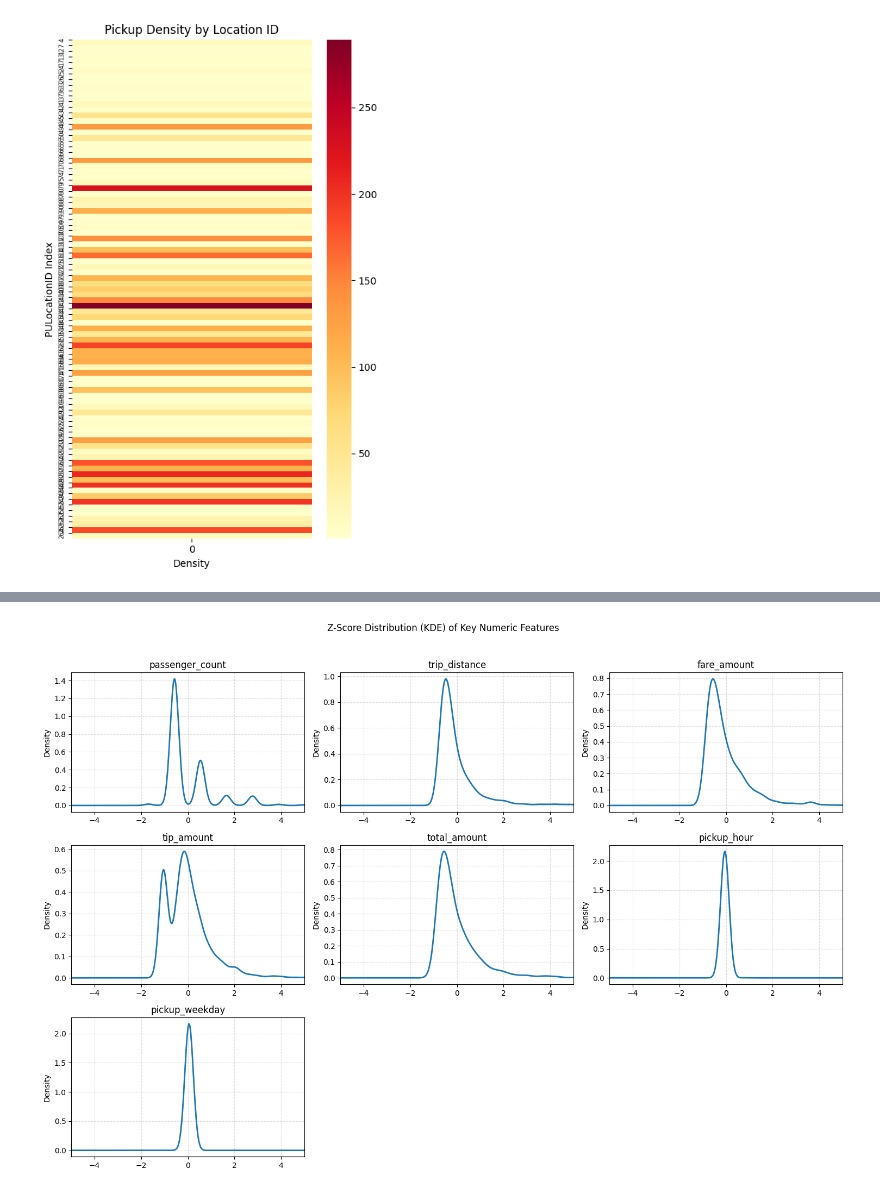
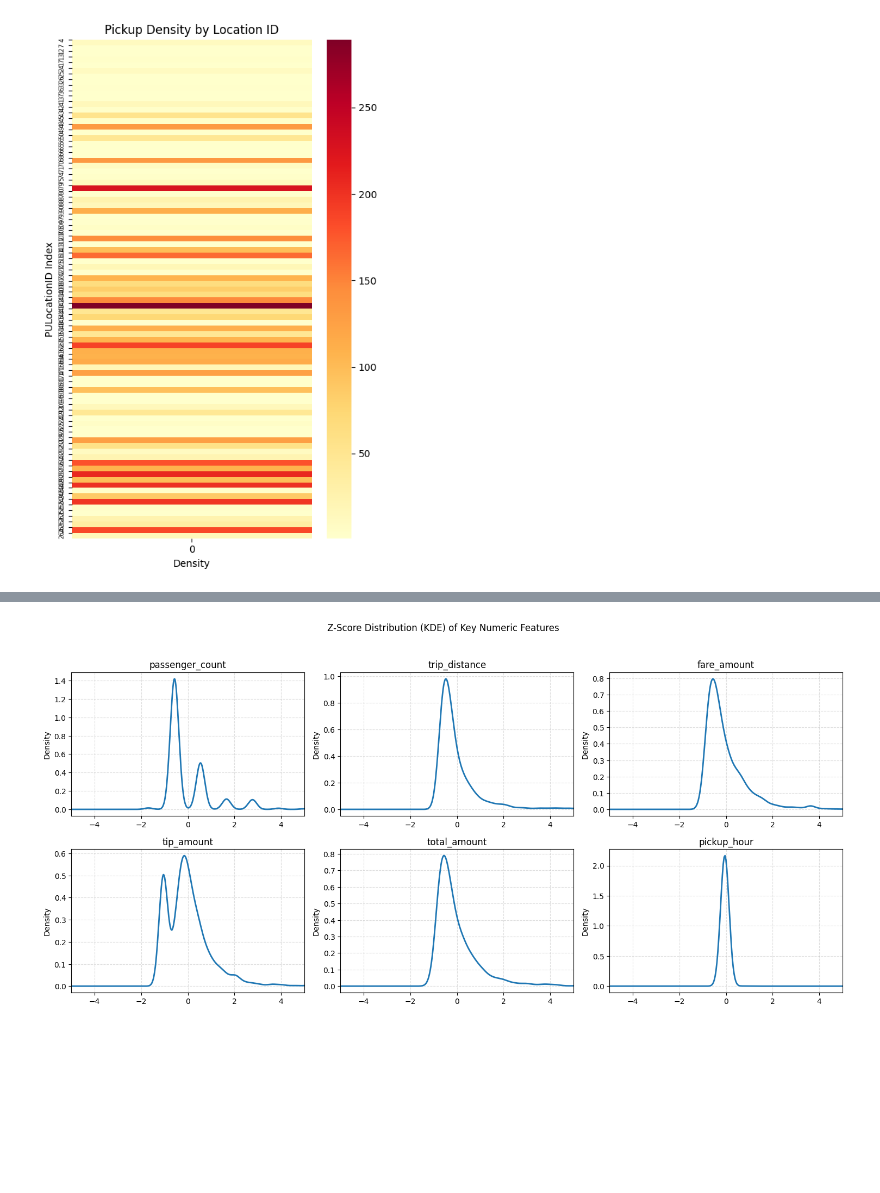
Before and after one commit to ameny32/Clustering-K-Means-and-t-SNE, a Jupyter notebook: charts.ipynb, the cells around one changed output, grey strips where cells are left out. Saved outputs shown, nothing was run; the diff lists cells and outputs as text; code cells hidden in the pictures; blank space fills up the shorter version.

```diff
--- a/charts.ipynb
+++ b/charts.ipynb
@@ -138,26 +138,28 @@ plt.show()
 # %%
-# Standardize only continuous numeric columns (exclude IDs)
 plot_cols = ['passenger_count','trip_distance','fare_amount',
-             'tip_amount','total_amount','pickup_hour','pickup_weekday']
+             'tip_amount','total_amount']   # removed tpep_pickup_datetime
+
+df['pickup_hour'] = pd.to_datetime(df['tpep_pickup_datetime']).dt.hour
+
+plot_cols = ['passenger_count','trip_distance','fare_amount',
+             'tip_amount','total_amount','pickup_hour']
 
 z_df = df[plot_cols].apply(zscore)
 
-# Create subplots
 fig, axes = plt.subplots(len(plot_cols)//3 + 1, 3, figsize=(15, 10))
 axes = axes.flatten()
 
 for i, col in enumerate(plot_cols):
     z_df[col].plot(kind='kde', linewidth=2, ax=axes[i])
     axes[i].set_title(col)
     axes[i].set_xlim(-5, 5)
     axes[i].grid(True, linestyle='--', alpha=0.4)
 
-# Remove unused axes if any
 for j in range(i + 1, len(axes)):
     fig.delaxes(axes[j])
 
 fig.suptitle("Z-Score Distribution (KDE) of Key Numeric Features", y=1.02)
 plt.tight_layout()
 plt.show()
 # %% [output]
-[figure, old version]
+[figure, new version]
```
Also changed, not shown: parts of 4 cells of this notebook, 3 other files.
